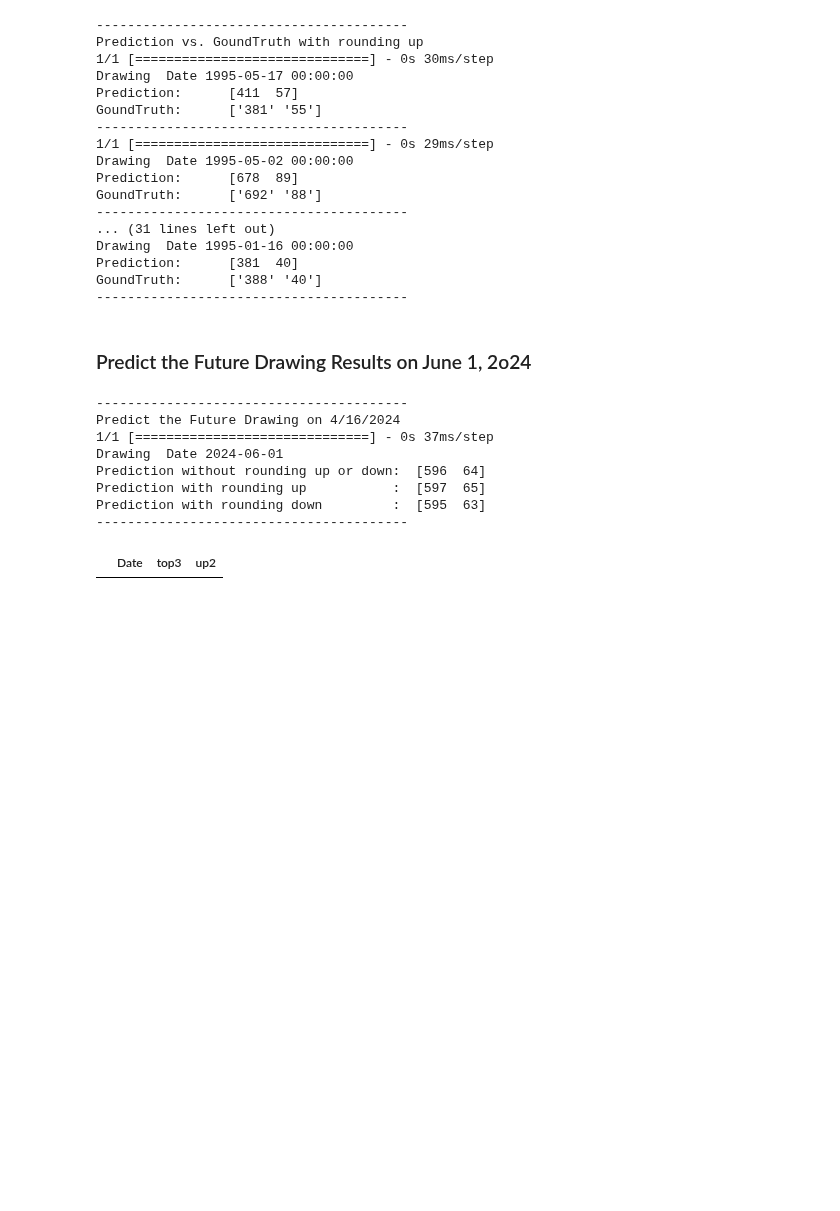
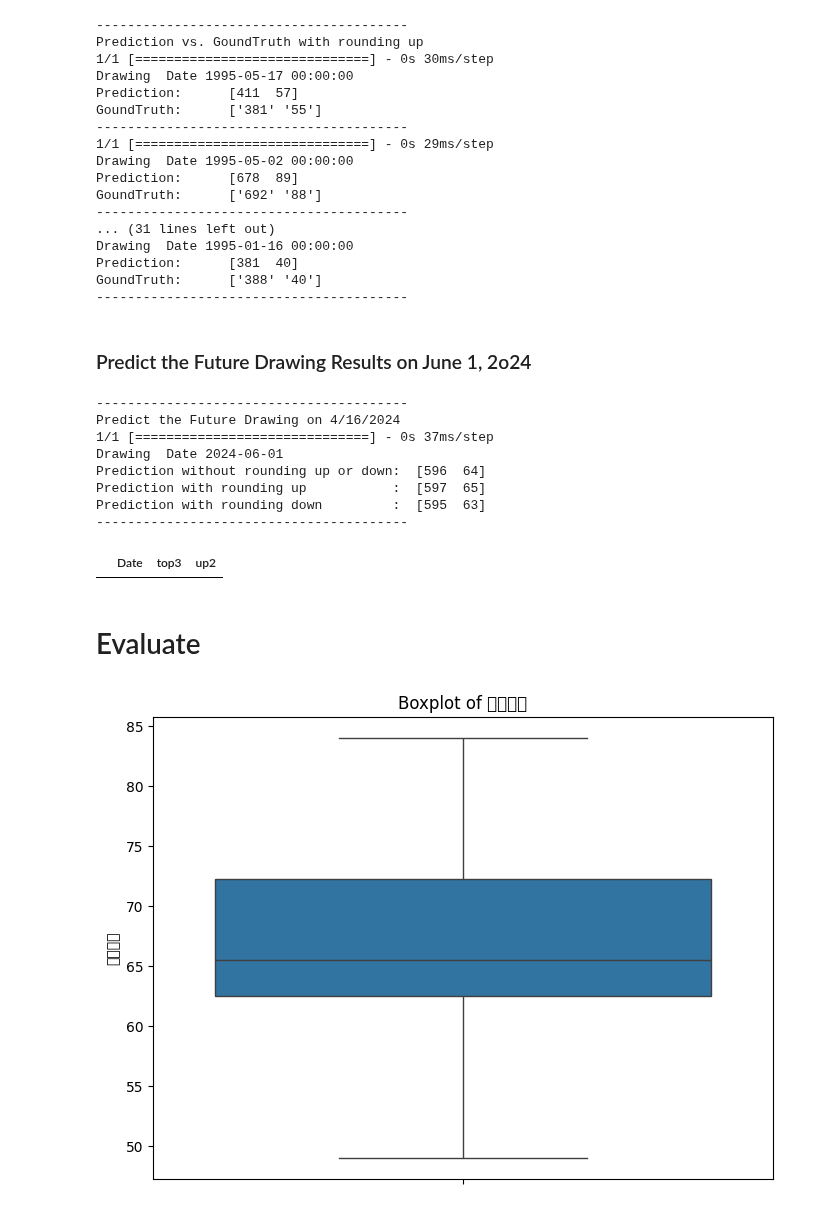
Before and after one commit to Tonry12/Data_joyx2, a Jupyter notebook: Lottery_Prediction_model_LSTM_(-1)(100)(0.01).ipynb, the cells around one changed output. Saved outputs shown, nothing was run; the diff lists cells and outputs as text; code cells hidden in the pictures; blank space fills up the shorter version.

```diff
--- a/Lottery_Prediction_model_LSTM_(-1)(100)(0.01).ipynb
+++ b/Lottery_Prediction_model_LSTM_(-1)(100)(0.01).ipynb
@@ -481,3 +481,15 @@ g = filtered_df[['Date', 'top3', 'up2']]
 g
 # %% [output]
 |  | Date | top3 | up2 |
+# %% [markdown]
+# Evaluate
+# %%
+evalu = {
+    'รอบที่': [1, 2, 3, 4, 5, 6, 7, 8, 9, 10],
+    'บน': [420, 668, 448, 294, 281, 481, 288, 545, 542, 596],
+    'ล่าง': [77, 66, 62, 53, 67, 65, 49, 84, 74, 64],
+    'accuracy': [0.9626, 0.9482, 0.9626, 0.964, 0.9698, 0.9712, 0.954, 0.9583, 0.9727, 0.9482]
+}
+
+# Convert dictionary to DataFrame
+evaluate = pd.DataFrame(evalu)
@@ -483,0 +498,8 @@ g
+# %%
+plt.figure(figsize=(8, 6))
+sns.boxplot(y=evaluate['ล่าง'])
+plt.title('Boxplot of ล่าง')
+plt.ylabel('ล่าง')
+plt.show()
+# %% [output]
+[figure, added]
```
Also changed, not shown: parts of 3 cells of this notebook.
